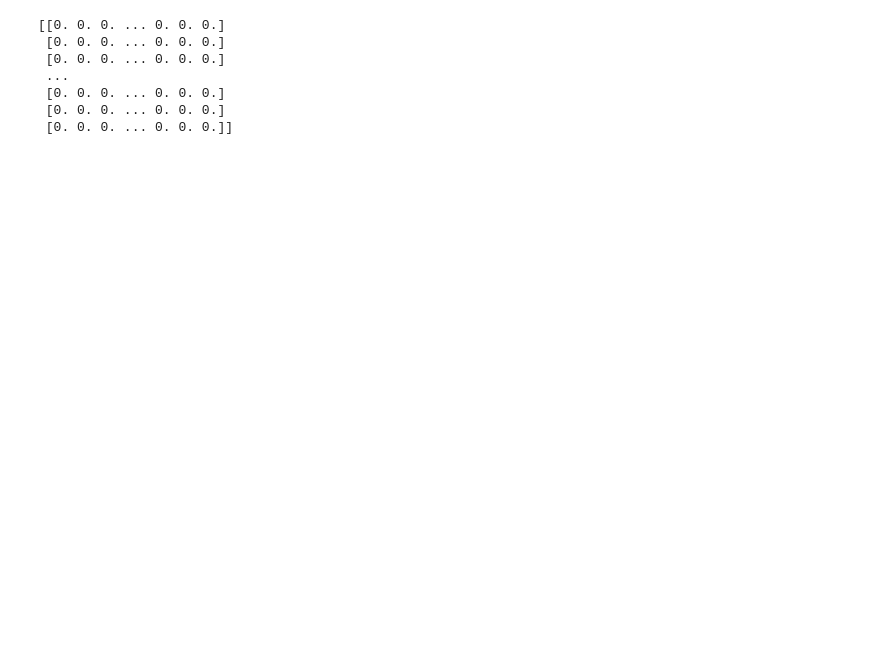
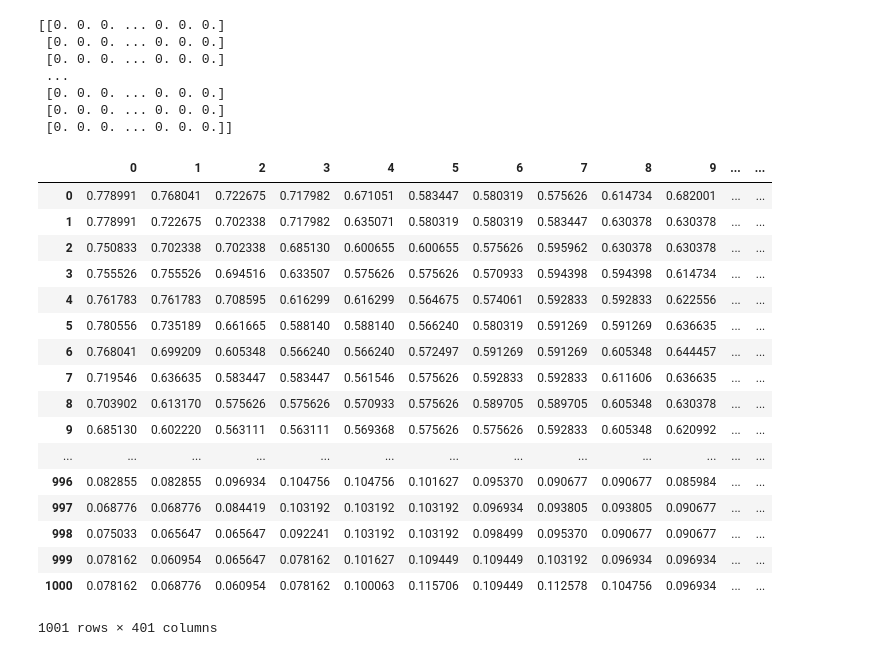
Before and after one commit to adomakor412/GOES-Quality-Flag-Classification, a Jupyter notebook: scratch.ipynb, the cells around one changed output. Drawn from its saved outputs; the diff is of its cells as text; code cells hidden in the pictures; blank space fills up the shorter version.

Commit message:
Presentation tables

```diff
--- a/scratch.ipynb
+++ b/scratch.ipynb
@@ -30,3 +31,30 @@ print(myFile)
  [0. 0. 0. ... 0. 0. 0.]
  [0. 0. 0. ... 0. 0. 0.]
  [0. 0. 0. ... 0. 0. 0.]]
+# %%
+G16 = '../../goesdata/sample/OR_ABI-L1b-RadF-M6C07_G16_s20192210000'
+G17 = '../../goesdata/sample/OR_ABI-L1b-RadF-M6C07_G17_s20192210000'
+# %%
+d16 = pd.DataFrame(np.load(G16))
+d17 = pd.DataFrame(np.load(G17))
+# %%
+d16
+# %% [output]
+|  | 0 | 1 | 2 | 3 | 4 | 5 | 6 | 7 | 8 | 9 | ... | ... |
+| 0 | 0.778991 | 0.768041 | 0.722675 | 0.717982 | 0.671051 | 0.583447 | 0.580319 | 0.575626 | 0.614734 | 0.682001 | ... | ... |
+| 1 | 0.778991 | 0.722675 | 0.702338 | 0.717982 | 0.635071 | 0.580319 | 0.580319 | 0.583447 | 0.630378 | 0.630378 | ... | ... |
+| 2 | 0.750833 | 0.702338 | 0.702338 | 0.685130 | 0.600655 | 0.600655 | 0.575626 | 0.595962 | 0.630378 | 0.630378 | ... | ... |
+| 3 | 0.755526 | 0.755526 | 0.694516 | 0.633507 | 0.575626 | 0.575626 | 0.570933 | 0.594398 | 0.594398 | 0.614734 | ... | ... |
+| 4 | 0.761783 | 0.761783 | 0.708595 | 0.616299 | 0.616299 | 0.564675 | 0.574061 | 0.592833 | 0.592833 | 0.622556 | ... | ... |
+| 5 | 0.780556 | 0.735189 | 0.661665 | 0.588140 | 0.588140 | 0.566240 | 0.580319 | 0.591269 | 0.591269 | 0.636635 | ... | ... |
+| 6 | 0.768041 | 0.699209 | 0.605348 | 0.566240 | 0.566240 | 0.572497 | 0.591269 | 0.591269 | 0.605348 | 0.644457 | ... | ... |
+| 7 | 0.719546 | 0.636635 | 0.583447 | 0.583447 | 0.561546 | 0.575626 | 0.592833 | 0.592833 | 0.611606 | 0.636635 | ... | ... |
+| 8 | 0.703902 | 0.613170 | 0.575626 | 0.575626 | 0.570933 | 0.575626 | 0.589705 | 0.589705 | 0.605348 | 0.630378 | ... | ... |
+| 9 | 0.685130 | 0.602220 | 0.563111 | 0.563111 | 0.569368 | 0.575626 | 0.575626 | 0.592833 | 0.605348 | 0.620992 | ... | ... |
+| ... | ... | ... | ... | ... | ... | ... | ... | ... | ... | ... | ... | ... |
+| 996 | 0.082855 | 0.082855 | 0.096934 | 0.104756 | 0.104756 | 0.101627 | 0.095370 | 0.090677 | 0.090677 | 0.085984 | ... | ... |
+| 997 | 0.068776 | 0.068776 | 0.084419 | 0.103192 | 0.103192 | 0.103192 | 0.096934 | 0.093805 | 0.093805 | 0.090677 | ... | ... |
+| 998 | 0.075033 | 0.065647 | 0.065647 | 0.092241 | 0.103192 | 0.103192 | 0.098499 | 0.095370 | 0.090677 | 0.090677 | ... | ... |
+| 999 | 0.078162 | 0.060954 | 0.065647 | 0.078162 | 0.101627 | 0.109449 | 0.109449 | 0.103192 | 0.096934 | 0.096934 | ... | ... |
+| 1000 | 0.078162 | 0.068776 | 0.060954 | 0.078162 | 0.100063 | 0.115706 | 0.109449 | 0.112578 | 0.104756 | 0.096934 | ... | ... |
+1001 rows × 401 columns
```
Also changed, not shown: parts of 2 cells of this notebook, 1 other file.
